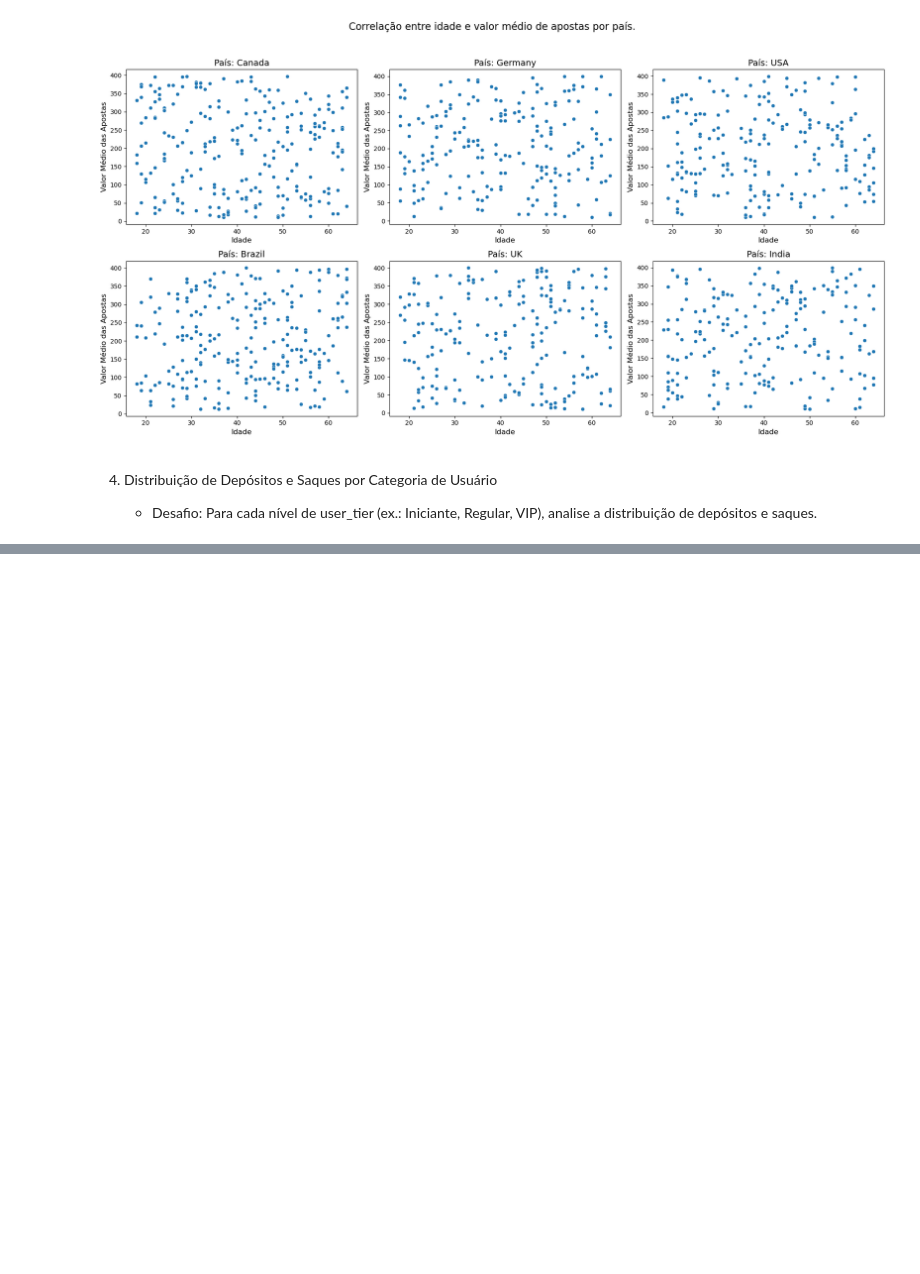
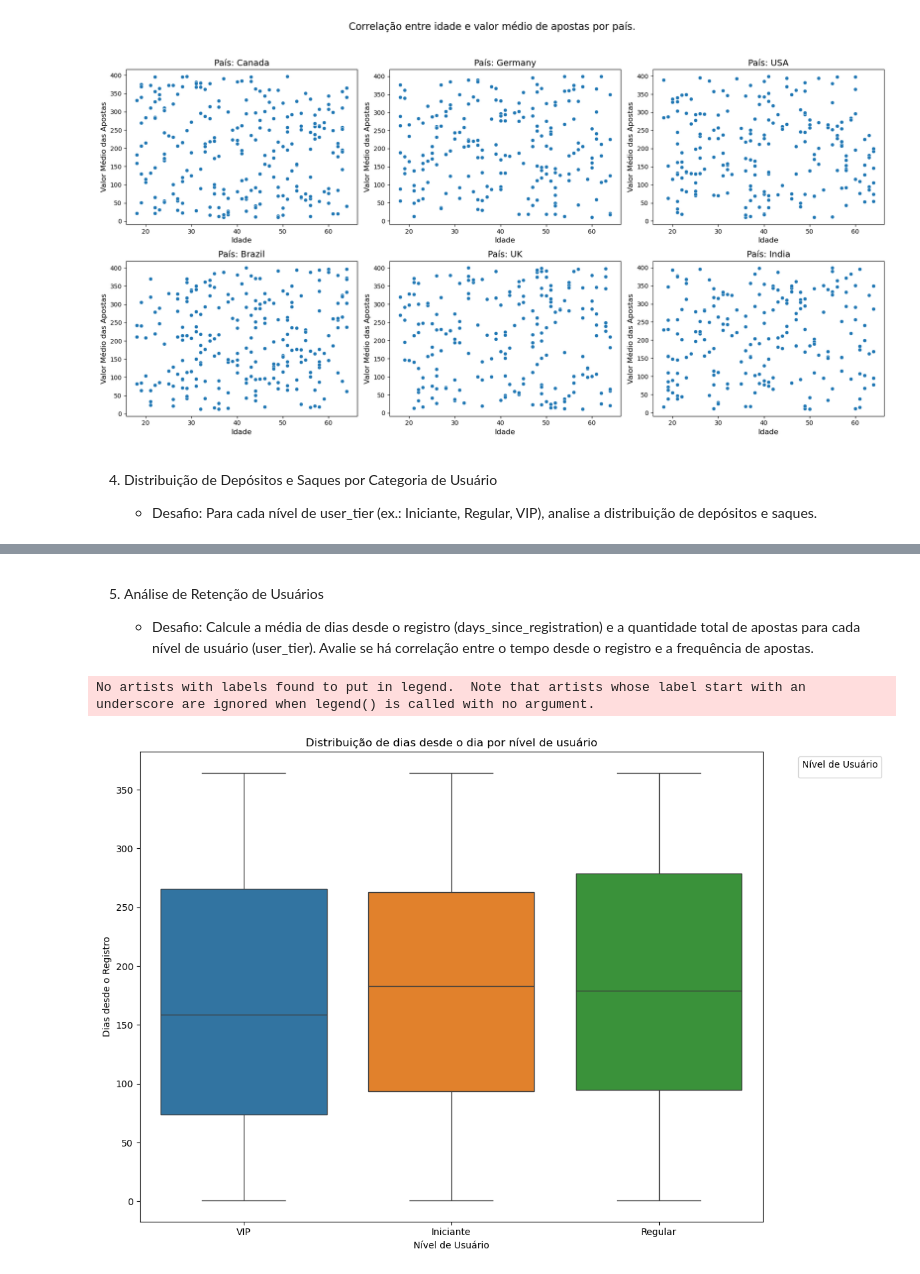
Before and after one commit to DanielMF14/Projeto_apostas_online, a Jupyter notebook: Analise_apostas_online.ipynb, the cells around one changed output, grey strips where cells are left out. Drawn from its saved outputs; the diff is of its cells as text; code cells hidden in the pictures; blank space fills up the shorter version.

```diff
--- a/Analise_apostas_online.ipynb
+++ b/Analise_apostas_online.ipynb
@@ -211,0 +212,16 @@ plt.show()
+# %% [markdown]
+5. Análise de Retenção de Usuários
+
+    * Desafio: Calcule a média de dias desde o registro (days_since_registration) e a quantidade total de apostas para cada nível de usuário (user_tier). Avalie se há correlação entre o tempo desde o registro e a frequência de apostas.
+# %%
+plt.figure(figsize=(12,8))
+sns.boxplot(x='user_tier', y='days_since_registration', hue='user_tier', data=df)
+plt.title('Distribuição de dias desde o dia por nível de usuário')
+plt.xlabel('Nível de Usuário')
+plt.ylabel('Dias desde o Registro')
+plt.legend(title='Nível de Usuário', bbox_to_anchor=(1.05, 1), loc='upper left')
+plt.tight_layout()
+plt.show()
+# %% [output]
+No artists with labels found to put in legend.  Note that artists whose label start with an underscore are ignored when legend() is called with no argument.
+[figure, added]
```
Also changed, not shown: parts of 3 cells of this notebook.
